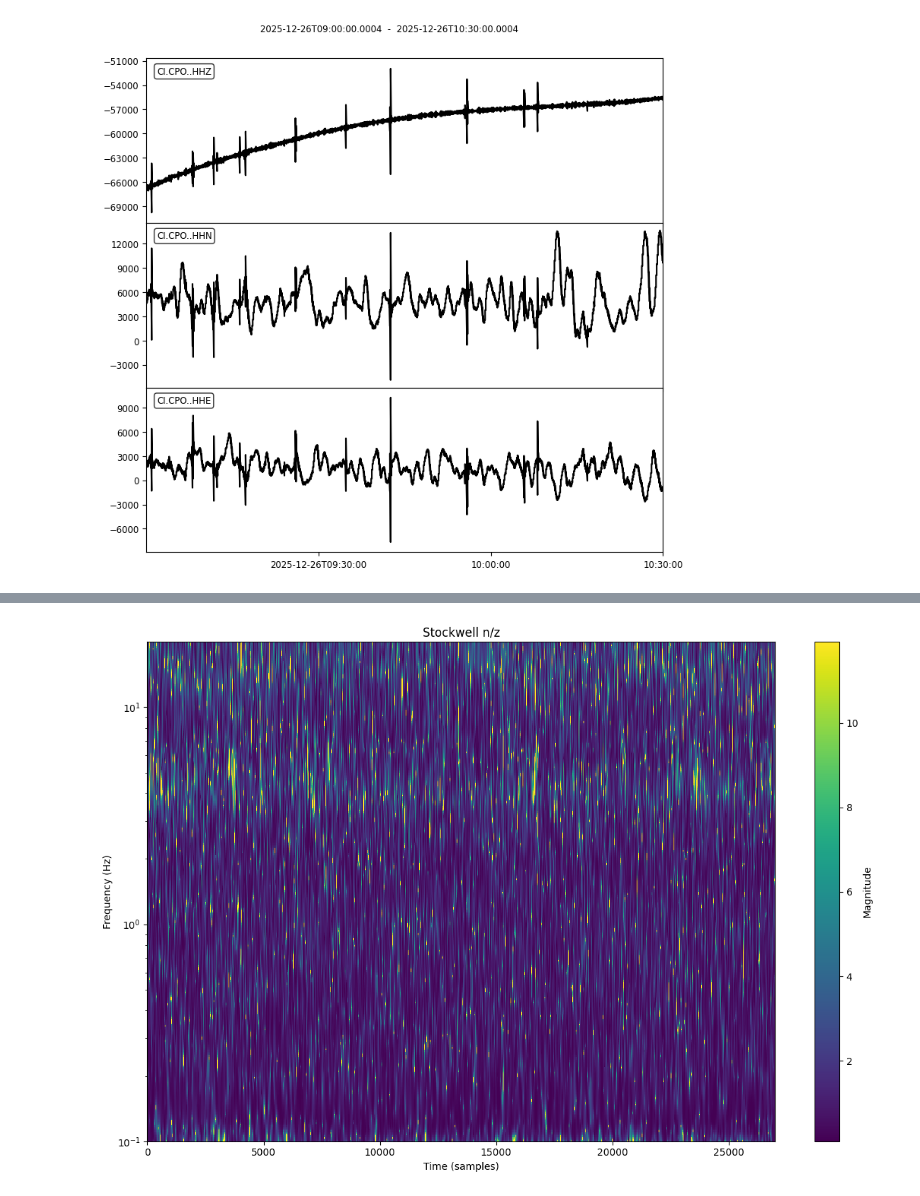
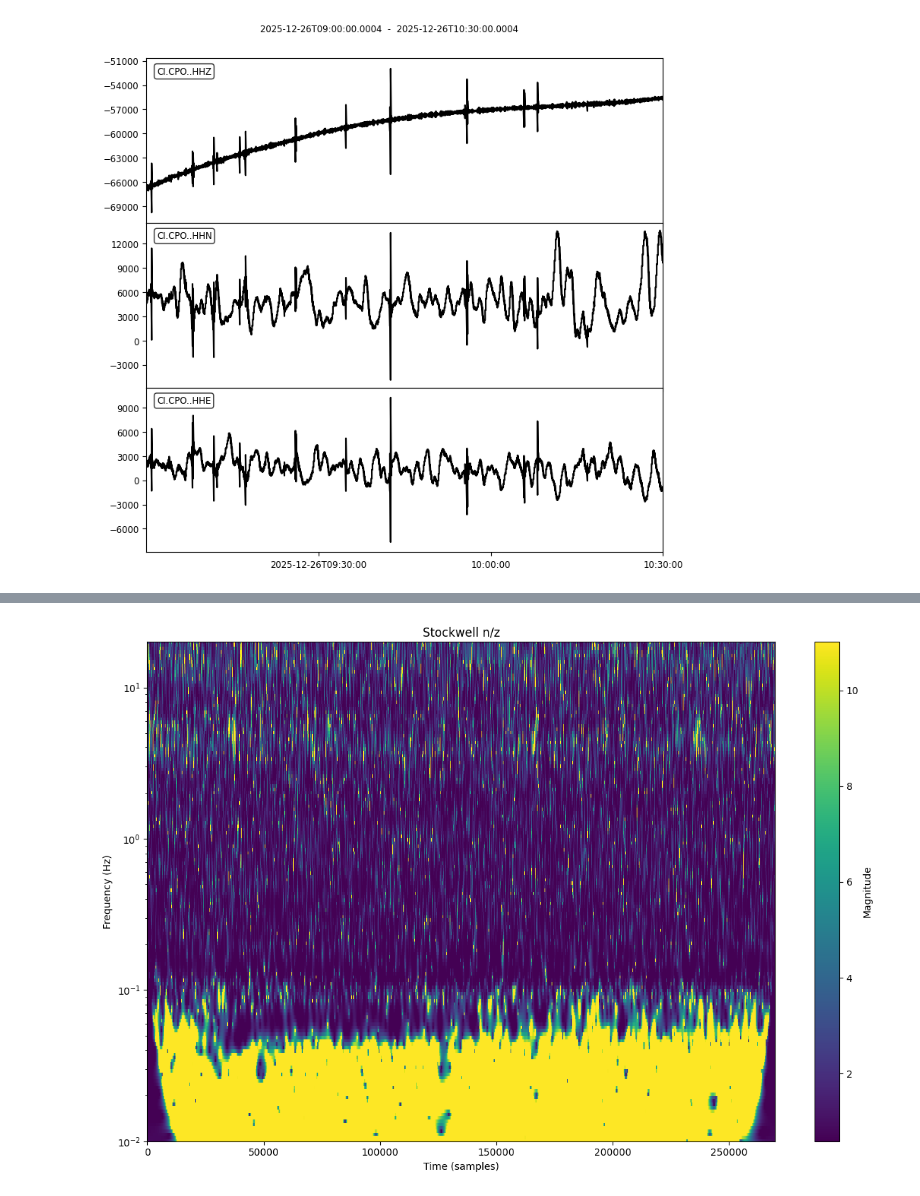
Before and after one commit to twdavisx/Stockwell, a Jupyter notebook: datacollection/HVSTR.ipynb, the cells around one changed output, grey strips where cells are left out. Saved outputs shown, nothing was run; the diff lists cells and outputs as text; code cells hidden in the pictures.

```diff
--- a/datacollection/HVSTR.ipynb
+++ b/datacollection/HVSTR.ipynb
@@ -145,4 +161,0 @@ def medianFilter(h, n):
-# %%
-st[0].data = medianFilter(st[0].data, 3)
-st[1].data = medianFilter(st[1].data, 3)
-st[2].data = medianFilter(st[2].data, 3)
@@ -158,7 +167,7 @@ HHZ = st[2]
 n = HHE.data.size
 dt = 0.01
 
-kmin = int(0.1 * n * dt)
+kmin = int(0.01 * n * dt)
 kmax = int(20.0 * n * dt)
-k_bins = np.unique(np.round(np.logspace(np.log10(kmin), np.log10(kmax), num=300)).astype(int))
+k_bins = np.unique(np.round(np.logspace(np.log10(kmin), np.log10(kmax), num=150)).astype(int))
 # %%
@@ -168,7 +177,7 @@ SNf, f = stockwell(medianFilter(HHN.data, 3), dt=dt, k_bins=k_bins, kmax=kmax, d
 # %%
-SE, f = stockwell(HHE.data, dt=dt, k_bins=k_bins, kmax=kmax, decimate=20, chunk_size=500)
-SZ, f = stockwell(HHZ.data, dt=dt, k_bins=k_bins, kmax=kmax, decimate=20, chunk_size=500)
-SN, f = stockwell(HHN.data, dt=dt, k_bins=k_bins, kmax=kmax, decimate=20, chunk_size=500)
+SE, f = stockwell(HHE.data, dt=dt, k_bins=k_bins, kmax=kmax, decimate=2, chunk_size=500)
+SZ, f = stockwell(HHZ.data, dt=dt, k_bins=k_bins, kmax=kmax, decimate=2, chunk_size=500)
+SN, f = stockwell(HHN.data, dt=dt, k_bins=k_bins, kmax=kmax, decimate=2, chunk_size=500)
 # %%
 stn = SN/SZ
 ste = SE/SZ
@@ -182,6 +191,6 @@ plot_2(SE-SEf,f_bins)
 # %%
 f_bins = k_bins / (n * dt)
 
-plot_2(stn,f_bins, title="Stockwell n/z", cap=1)
+plot_2(stn,f_bins, title="Stockwell n/z", cap=20)
 # %% [output]
-[figure, old version]
+[figure, new version]
```
Also changed, not shown: parts of 7 cells of this notebook, 1 other file.
